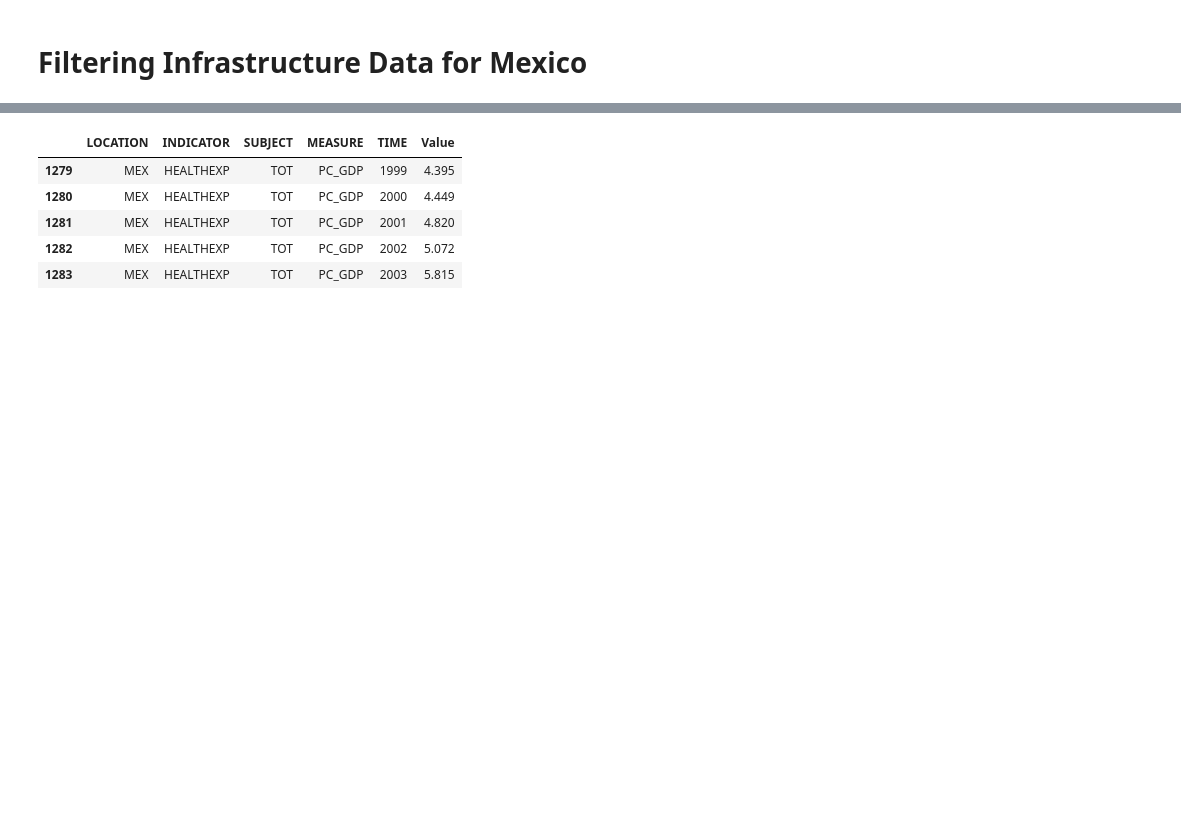
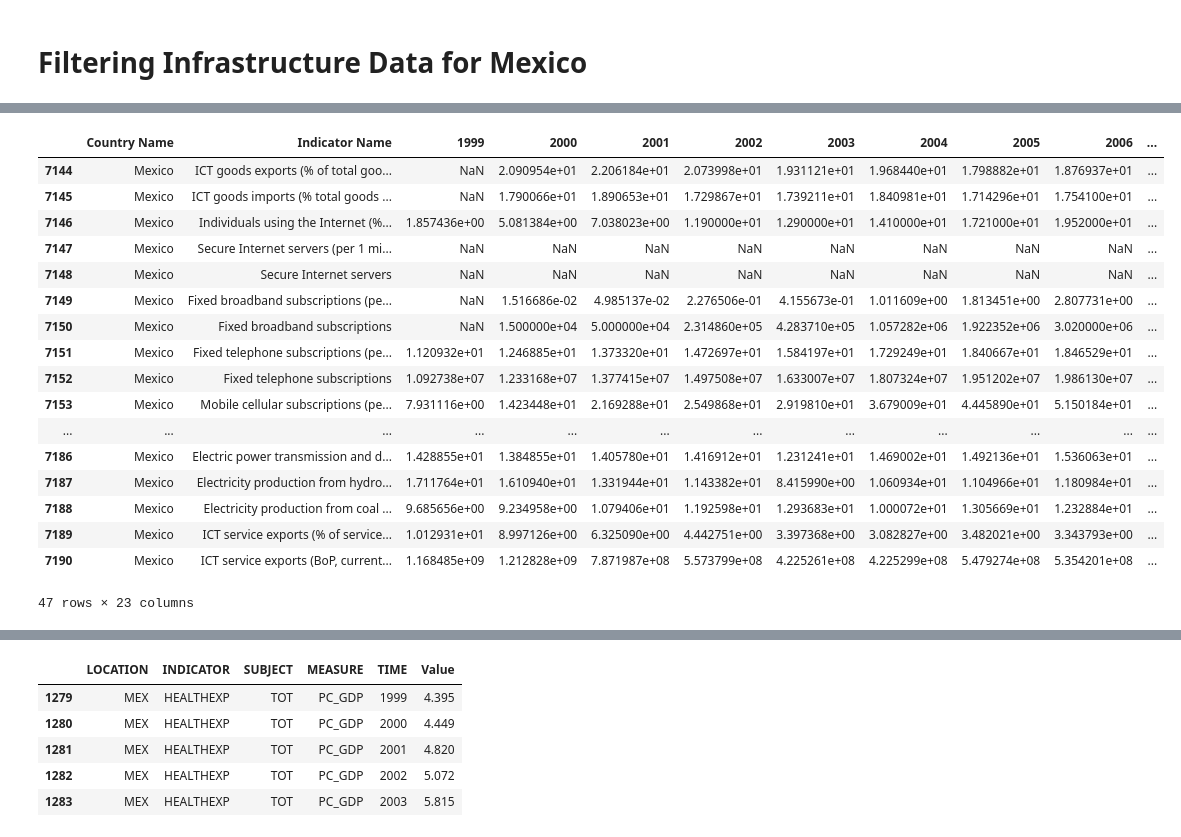
Before and after one commit to rnsfrd/capstone, a Jupyter notebook: Parts/Modeling.ipynb, the cells around one changed output, grey strips where cells are left out. Drawn from its saved outputs; the diff is of its cells as text; code cells hidden in the pictures; blank space fills up the shorter version.

```diff
--- a/Parts/Modeling.ipynb
+++ b/Parts/Modeling.ipynb
@@ -62,0 +87,22 @@ mex_infra.head()
+# %%
+#figuring out which rows/indicators we have to lose because of nans
+mex_infra
+# %% [output]
+|  | Country Name | Indicator Name | 1999 | 2000 | 2001 | 2002 | 2003 | 2004 | 2005 | 2006 | ... |
+| 7144 | Mexico | ICT goods exports (% of total goo... | NaN | 2.090954e+01 | 2.206184e+01 | 2.073998e+01 | 1.931121e+01 | 1.968440e+01 | 1.798882e+01 | 1.876937e+01 | ... |
+| 7145 | Mexico | ICT goods imports (% total goods ... | NaN | 1.790066e+01 | 1.890653e+01 | 1.729867e+01 | 1.739211e+01 | 1.840981e+01 | 1.714296e+01 | 1.754100e+01 | ... |
+| 7146 | Mexico | Individuals using the Internet (%... | 1.857436e+00 | 5.081384e+00 | 7.038023e+00 | 1.190000e+01 | 1.290000e+01 | 1.410000e+01 | 1.721000e+01 | 1.952000e+01 | ... |
+| 7147 | Mexico | Secure Internet servers (per 1 mi... | NaN | NaN | NaN | NaN | NaN | NaN | NaN | NaN | ... |
+| 7148 | Mexico | Secure Internet servers | NaN | NaN | NaN | NaN | NaN | NaN | NaN | NaN | ... |
+| 7149 | Mexico | Fixed broadband subscriptions (pe... | NaN | 1.516686e-02 | 4.985137e-02 | 2.276506e-01 | 4.155673e-01 | 1.011609e+00 | 1.813451e+00 | 2.807731e+00 | ... |
+| 7150 | Mexico | Fixed broadband subscriptions | NaN | 1.500000e+04 | 5.000000e+04 | 2.314860e+05 | 4.283710e+05 | 1.057282e+06 | 1.922352e+06 | 3.020000e+06 | ... |
+| 7151 | Mexico | Fixed telephone subscriptions (pe... | 1.120932e+01 | 1.246885e+01 | 1.373320e+01 | 1.472697e+01 | 1.584197e+01 | 1.729249e+01 | 1.840667e+01 | 1.846529e+01 | ... |
+| 7152 | Mexico | Fixed telephone subscriptions | 1.092738e+07 | 1.233168e+07 | 1.377415e+07 | 1.497508e+07 | 1.633007e+07 | 1.807324e+07 | 1.951202e+07 | 1.986130e+07 | ... |
+| 7153 | Mexico | Mobile cellular subscriptions (pe... | 7.931116e+00 | 1.423448e+01 | 2.169288e+01 | 2.549868e+01 | 2.919810e+01 | 3.679009e+01 | 4.445890e+01 | 5.150184e+01 | ... |
+| ... | ... | ... | ... | ... | ... | ... | ... | ... | ... | ... | ... |
+| 7186 | Mexico | Electric power transmission and d... | 1.428855e+01 | 1.384855e+01 | 1.405780e+01 | 1.416912e+01 | 1.231241e+01 | 1.469002e+01 | 1.492136e+01 | 1.536063e+01 | ... |
+| 7187 | Mexico | Electricity production from hydro... | 1.711764e+01 | 1.610940e+01 | 1.331944e+01 | 1.143382e+01 | 8.415990e+00 | 1.060934e+01 | 1.104966e+01 | 1.180984e+01 | ... |
+| 7188 | Mexico | Electricity production from coal ... | 9.685656e+00 | 9.234958e+00 | 1.079406e+01 | 1.192598e+01 | 1.293683e+01 | 1.000072e+01 | 1.305669e+01 | 1.232884e+01 | ... |
+| 7189 | Mexico | ICT service exports (% of service... | 1.012931e+01 | 8.997126e+00 | 6.325090e+00 | 4.442751e+00 | 3.397368e+00 | 3.082827e+00 | 3.482021e+00 | 3.343793e+00 | ... |
+| 7190 | Mexico | ICT service exports (BoP, current... | 1.168485e+09 | 1.212828e+09 | 7.871987e+08 | 5.573799e+08 | 4.225261e+08 | 4.225299e+08 | 5.479274e+08 | 5.354201e+08 | ... |
+47 rows × 23 columns
```
Also changed, not shown: parts of 18 cells of this notebook, 5 other files.
